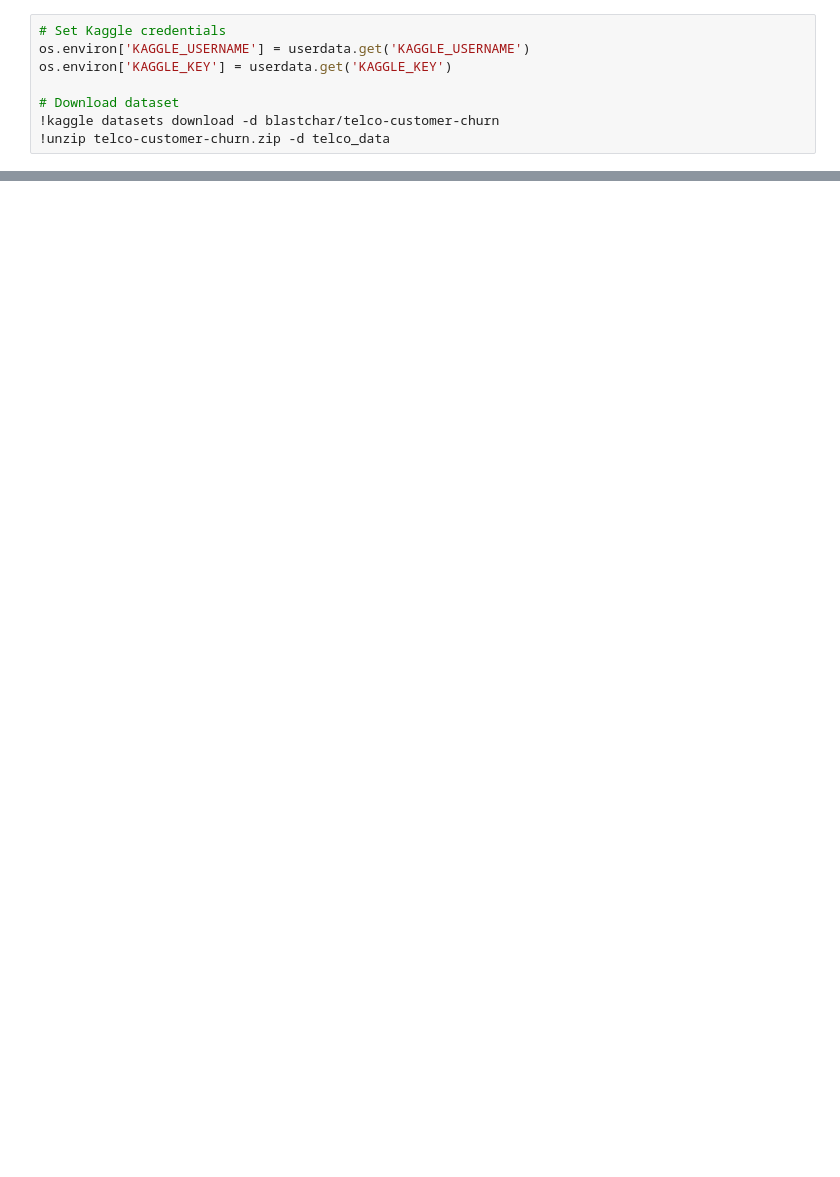
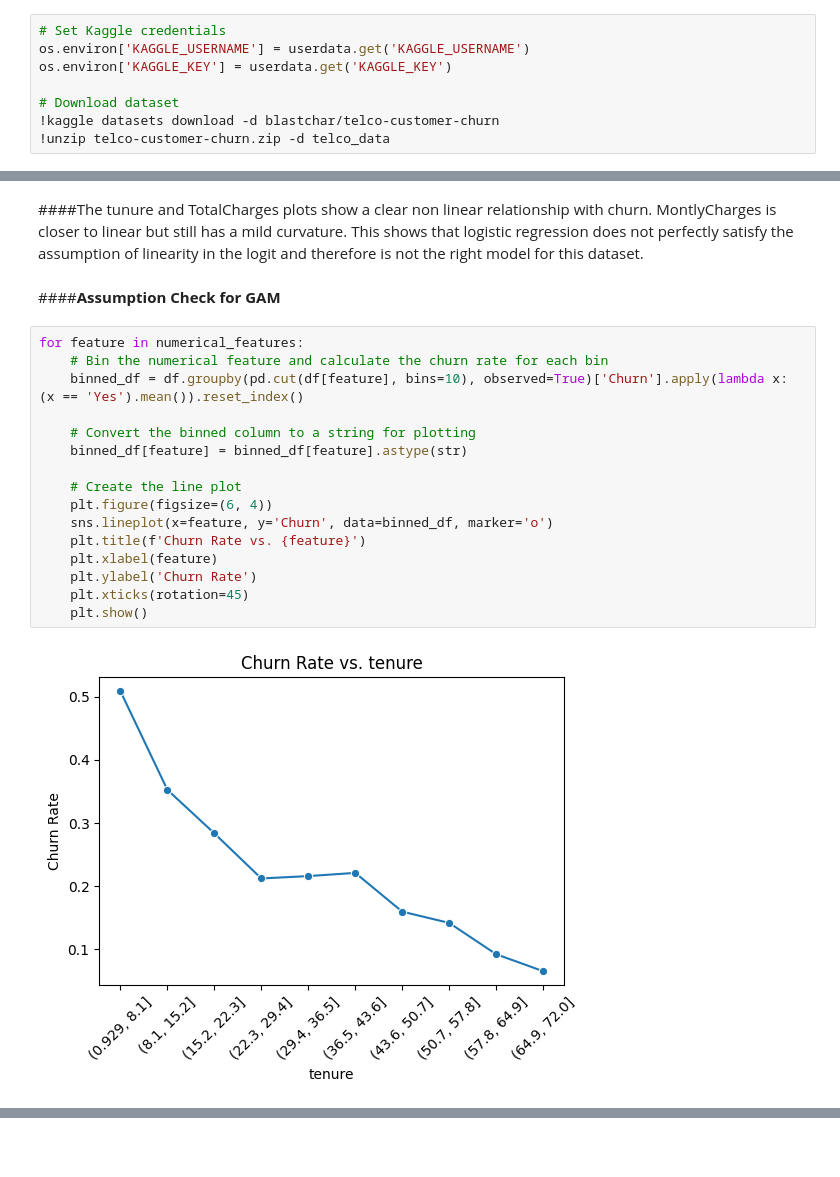
Before and after one commit to Mkhan13/XAI, a Jupyter notebook: interpretable_ml.ipynb, the cells around one changed output, grey strips where cells are left out. Cells and saved outputs as stored; diff of their text form; blank space fills up the shorter version.

```diff
--- a/interpretable_ml.ipynb
+++ b/interpretable_ml.ipynb
@@ -27,0 +159,22 @@ Perform an exploratory analysis of the dataset to understand the relationships b
+# %% [markdown]
+####The tunure and TotalCharges plots show a clear non linear relationship with churn. MontlyCharges is closer to linear but still has a mild curvature. This shows that logistic regression does not perfectly satisfy the assumption of linearity in the logit and therefore is not the right model for this dataset.
+# %% [markdown]
+####**Assumption Check for GAM**
+# %%
+for feature in numerical_features:
+    # Bin the numerical feature and calculate the churn rate for each bin
+    binned_df = df.groupby(pd.cut(df[feature], bins=10), observed=True)['Churn'].apply(lambda x: (x == 'Yes').mean()).reset_index()
+
+    # Convert the binned column to a string for plotting
+    binned_df[feature] = binned_df[feature].astype(str)
+
+    # Create the line plot
+    plt.figure(figsize=(6, 4))
+    sns.lineplot(x=feature, y='Churn', data=binned_df, marker='o')
+    plt.title(f'Churn Rate vs. {feature}')
+    plt.xlabel(feature)
+    plt.ylabel('Churn Rate')
+    plt.xticks(rotation=45)
+    plt.show()
+# %% [output]
+[figure, added]
@@ -27,0 +183,2 @@ Perform an exploratory analysis of the dataset to understand the relationships b
+# %% [markdown]
+####
```
Also changed, not shown: parts of 21 cells of this notebook.
